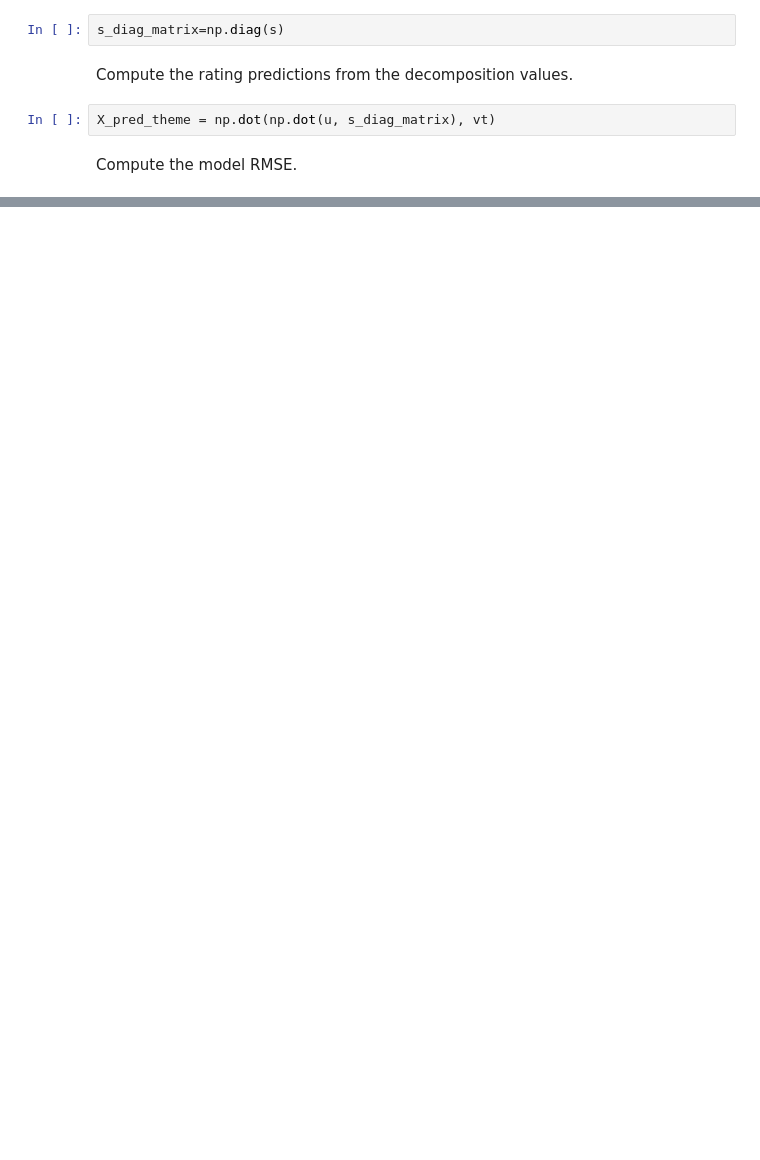
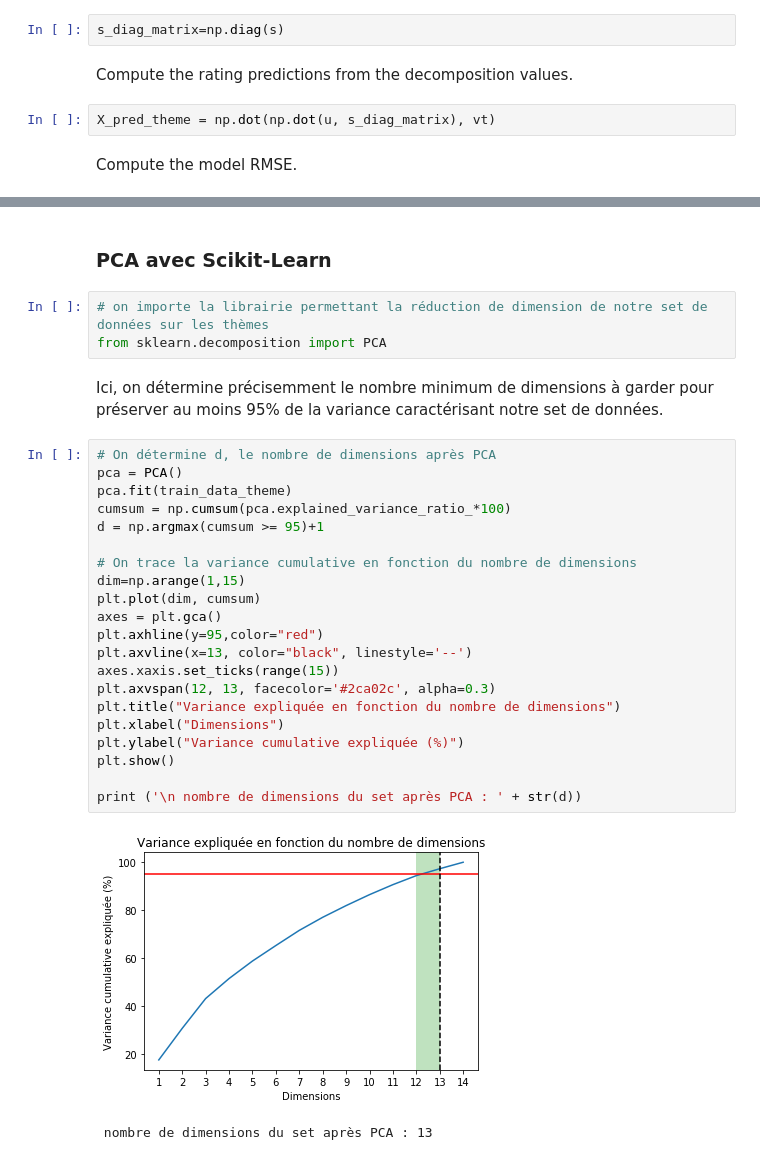
Before and after one commit to Younzer/LIVRIA, a Jupyter notebook: Python Livria/Livria_Themes_Collaborative_filtering.ipynb, the cells around one changed output, grey strips where cells are left out. Saved outputs shown, nothing was run; the diff lists cells and outputs as text; blank space fills up the shorter version.

```diff
--- a/Python Livria/Livria_Themes_Collaborative_filtering.ipynb
+++ b/Python Livria/Livria_Themes_Collaborative_filtering.ipynb
@@ -212,0 +213,31 @@ SVD-based CF RMSE (k=13): 0.4777774873107353
+# %% [markdown]
+### PCA avec Scikit-Learn
+# %%
+# on importe la librairie permettant la réduction de dimension de notre set de données sur les thèmes
+from sklearn.decomposition import PCA
+# %% [markdown]
+Ici, on détermine précisemment le nombre minimum de dimensions à garder pour préserver au moins 95% de la variance caractérisant notre set de données.
+# %%
+# On détermine d, le nombre de dimensions après PCA
+pca = PCA()
+pca.fit(train_data_theme)
+cumsum = np.cumsum(pca.explained_variance_ratio_*100)
+d = np.argmax(cumsum >= 95)+1
+
+# On trace la variance cumulative en fonction du nombre de dimensions
+dim=np.arange(1,15)
+plt.plot(dim, cumsum)
+axes = plt.gca()
+plt.axhline(y=95,color="red")
+plt.axvline(x=13, color="black", linestyle='--')
+axes.xaxis.set_ticks(range(15))
+plt.axvspan(12, 13, facecolor='#2ca02c', alpha=0.3)
+plt.title("Variance expliquée en fonction du nombre de dimensions")
+plt.xlabel("Dimensions")
+plt.ylabel("Variance cumulative expliquée (%)")
+plt.show()
+
+print ('\n nombre de dimensions du set après PCA : ' + str(d))
+# %% [output]
+[figure, added]
+ nombre de dimensions du set après PCA : 13
```
Also changed, not shown: parts of 12 cells of this notebook, 7 other files.
